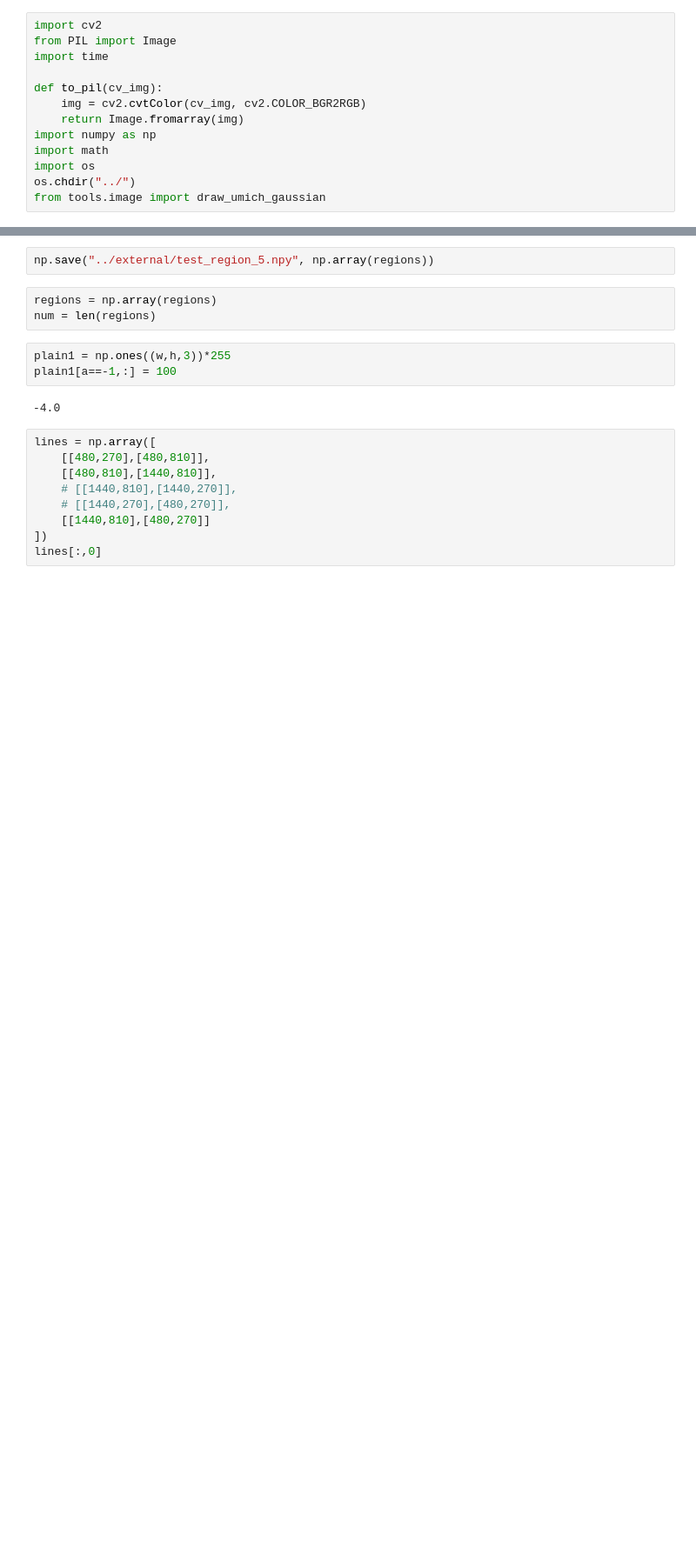
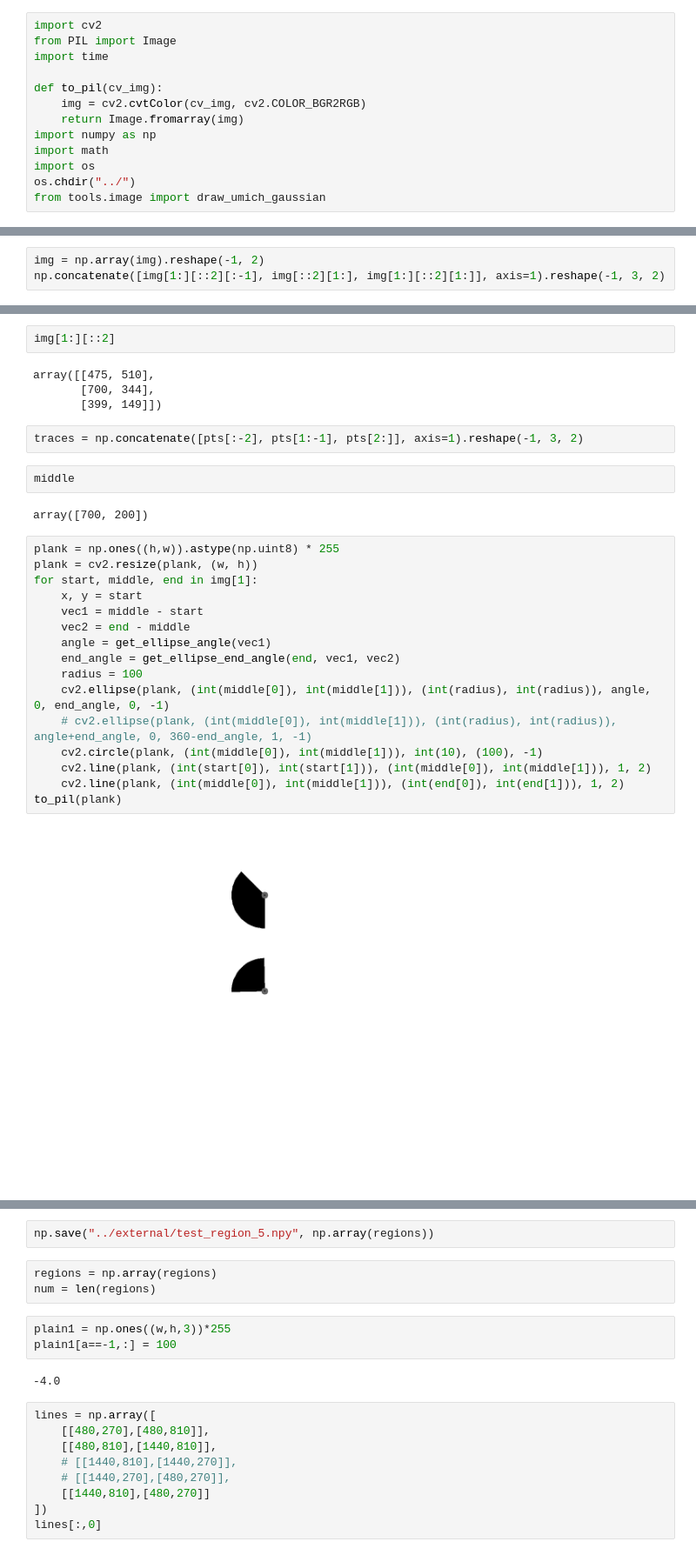
Before and after one commit to kakusikun/deep-learning-works, a Jupyter notebook: notebook/numpy practice.ipynb, the cells around one changed output, grey strips where cells are left out. Shown at 87% size. Drawn from its saved outputs; the diff is of its cells as text; blank space fills up the shorter version.

```diff
--- a/notebook/numpy practice.ipynb
+++ b/notebook/numpy practice.ipynb
@@ -168,0 +216,3 @@ for line_idx, line_pt in enumerate(lines):
+# %%
+img = np.array(img).reshape(-1, 2)
+np.concatenate([img[1:][::2][:-1], img[::2][1:], img[1:][::2][1:]], axis=1).reshape(-1, 3, 2)
@@ -168,0 +236,30 @@ for line_idx, line_pt in enumerate(lines):
+# %%
+img[1:][::2]
+# %% [output]
+array([[475, 510],
+       [700, 344],
+       [399, 149]])
+# %%
+traces = np.concatenate([pts[:-2], pts[1:-1], pts[2:]], axis=1).reshape(-1, 3, 2)
+# %%
+middle
+# %% [output]
+array([700, 200])
+# %%
+plank = np.ones((h,w)).astype(np.uint8) * 255
+plank = cv2.resize(plank, (w, h))
+for start, middle, end in img[1]:
+    x, y = start
+    vec1 = middle - start
+    vec2 = end - middle
+    angle = get_ellipse_angle(vec1)
+    end_angle = get_ellipse_end_angle(end, vec1, vec2)
+    radius = 100
+    cv2.ellipse(plank, (int(middle[0]), int(middle[1])), (int(radius), int(radius)), angle, 0, end_angle, 0, -1)
+    # cv2.ellipse(plank, (int(middle[0]), int(middle[1])), (int(radius), int(radius)), angle+end_angle, 0, 360-end_angle, 1, -1)
+    cv2.circle(plank, (int(middle[0]), int(middle[1])), int(10), (100), -1)
+    cv2.line(plank, (int(start[0]), int(start[1])), (int(middle[0]), int(middle[1])), 1, 2)
+    cv2.line(plank, (int(middle[0]), int(middle[1])), (int(end[0]), int(end[1])), 1, 2)
+to_pil(plank)
+# %% [output]
+[figure, added]
```
Also changed, not shown: parts of 33 cells of this notebook, 8 other files.
